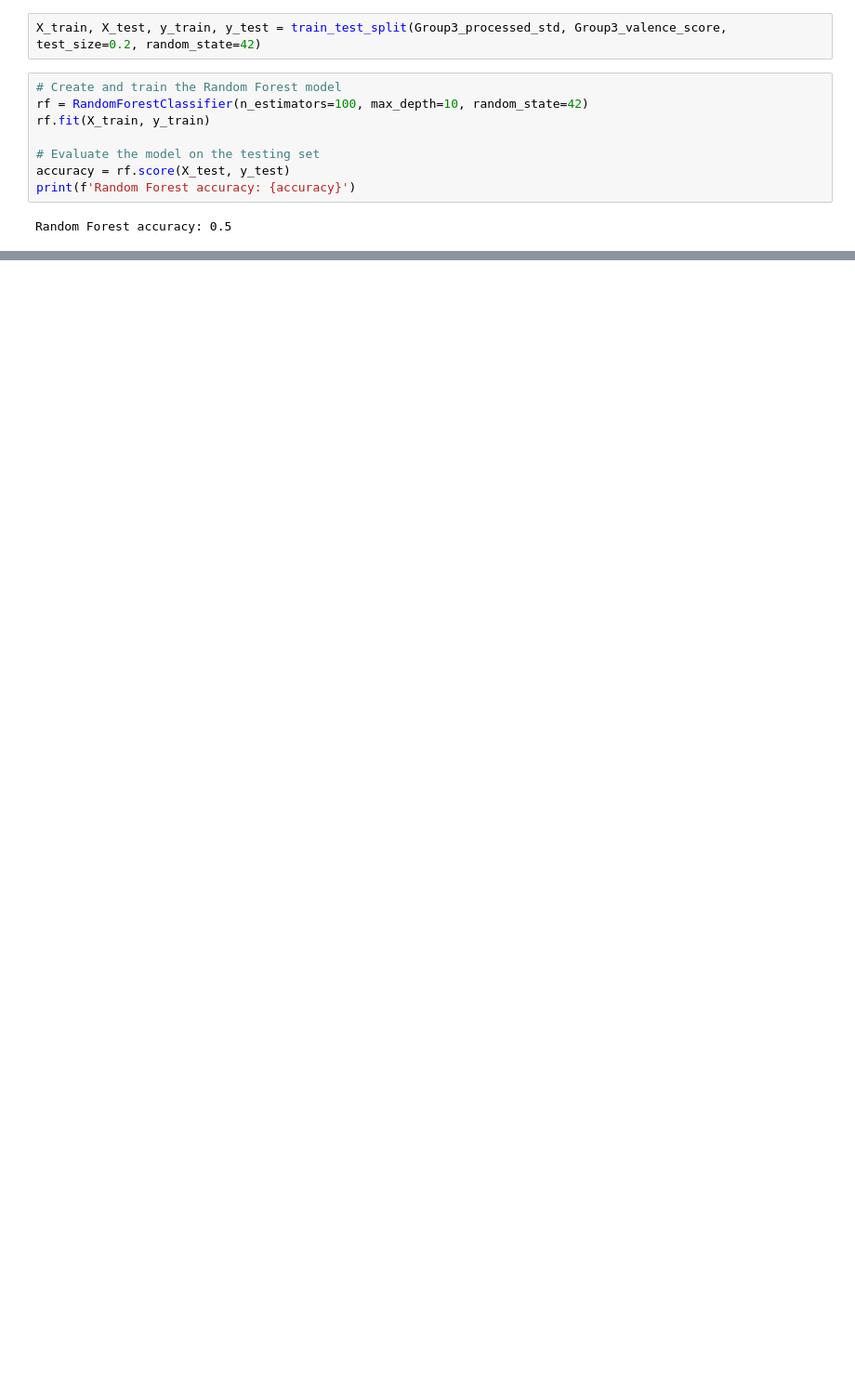
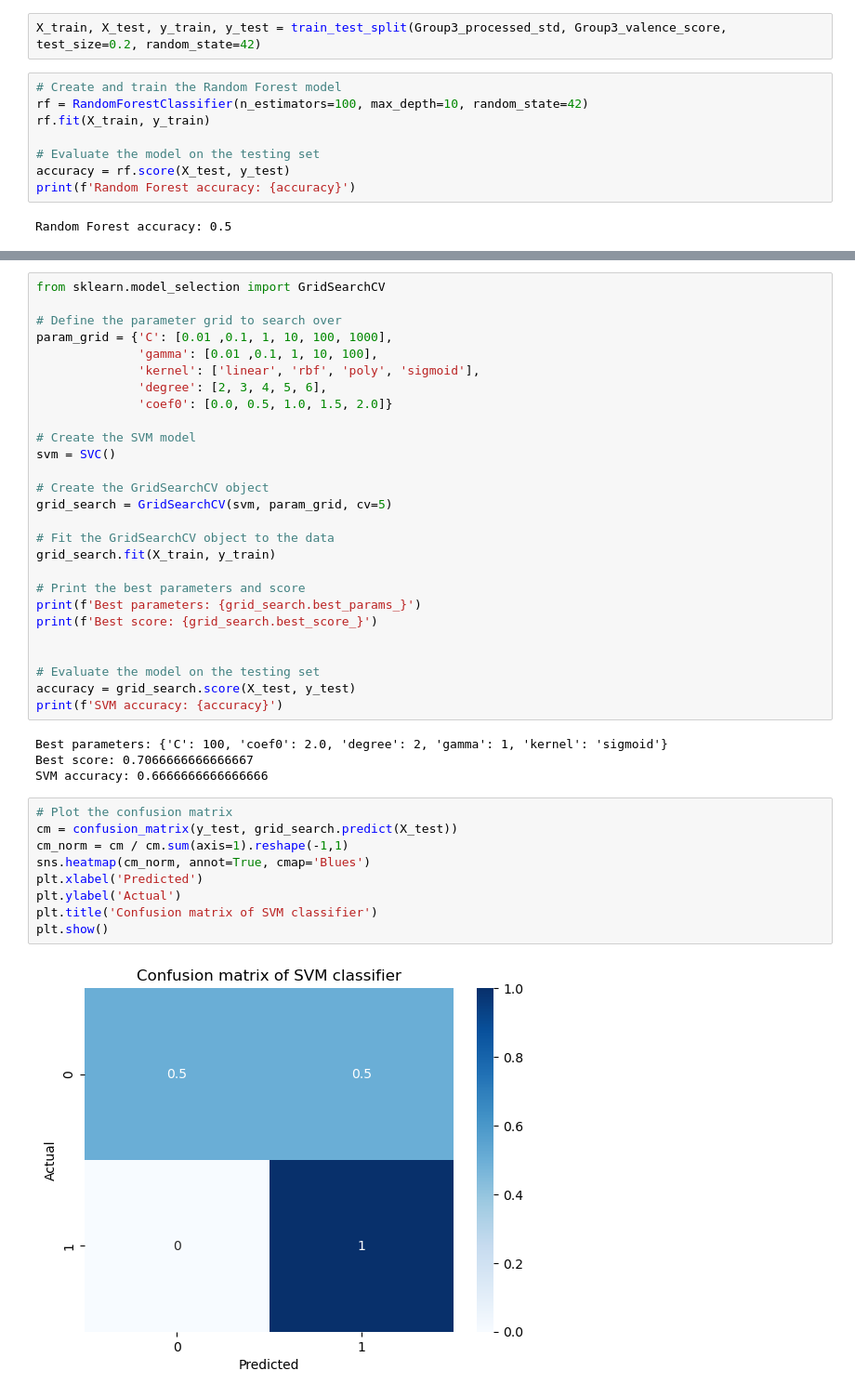
Before and after one commit to tomjefferis/ArtHeart, a Jupyter notebook: arthheart-ml.ipynb, the cells around one changed output, grey strips where cells are left out. Shown: that part at 93% size. Saved outputs shown, nothing was run; the diff lists cells and outputs as text; blank space fills up the shorter version.

```diff
--- a/arthheart-ml.ipynb
+++ b/arthheart-ml.ipynb
@@ -547,0 +829,42 @@ plt.show()
+# %%
+from sklearn.model_selection import GridSearchCV
+
+# Define the parameter grid to search over
+param_grid = {'C': [0.01 ,0.1, 1, 10, 100, 1000],
+              'gamma': [0.01 ,0.1, 1, 10, 100],
+              'kernel': ['linear', 'rbf', 'poly', 'sigmoid'],
+              'degree': [2, 3, 4, 5, 6],
+              'coef0': [0.0, 0.5, 1.0, 1.5, 2.0]}
+
+# Create the SVM model
+svm = SVC()
+
+# Create the GridSearchCV object
+grid_search = GridSearchCV(svm, param_grid, cv=5)
+
+# Fit the GridSearchCV object to the data
+grid_search.fit(X_train, y_train)
+
+# Print the best parameters and score
+print(f'Best parameters: {grid_search.best_params_}')
+print(f'Best score: {grid_search.best_score_}')
+
+
+# Evaluate the model on the testing set
+accuracy = grid_search.score(X_test, y_test)
+print(f'SVM accuracy: {accuracy}')
+# %% [output]
+Best parameters: {'C': 100, 'coef0': 2.0, 'degree': 2, 'gamma': 1, 'kernel': 'sigmoid'}
+Best score: 0.7066666666666667
+SVM accuracy: 0.6666666666666666
+# %%
+# Plot the confusion matrix
+cm = confusion_matrix(y_test, grid_search.predict(X_test))
+cm_norm = cm / cm.sum(axis=1).reshape(-1,1)
+sns.heatmap(cm_norm, annot=True, cmap='Blues')
+plt.xlabel('Predicted')
+plt.ylabel('Actual')
+plt.title('Confusion matrix of SVM classifier')
+plt.show()
+# %% [output]
+[figure, added]
```
Also changed, not shown: parts of 19 cells of this notebook, 3 other files.
